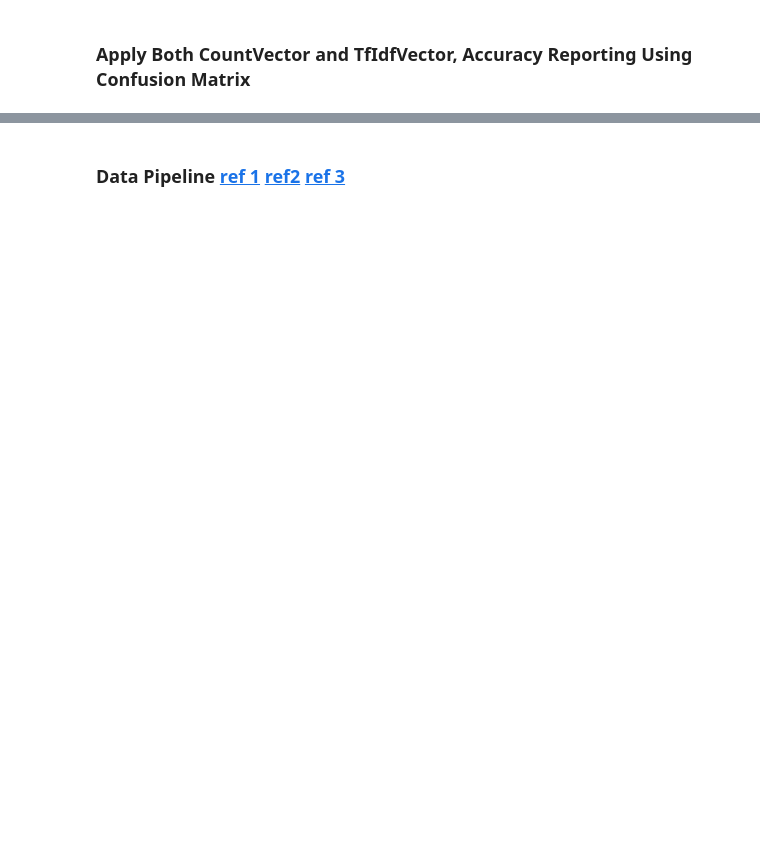
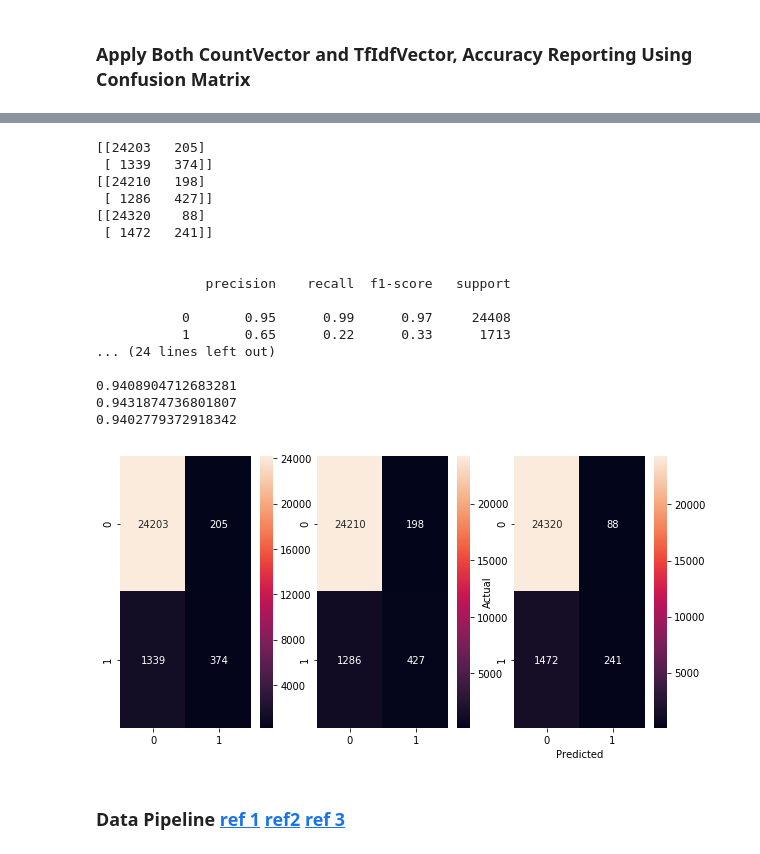
Before and after one commit to yungnien/Springboard, a Jupyter notebook: capstone/Data Wrangling.ipynb, the cells around one changed output, grey strips where cells are left out. Saved outputs shown, nothing was run; the diff lists cells and outputs as text; code cells hidden in the pictures; blank space fills up the shorter version.

```diff
--- a/capstone/Data Wrangling.ipynb
+++ b/capstone/Data Wrangling.ipynb
@@ -585,3 +579,51 @@ print('\n\n')
+# %%
+from sklearn.metrics import confusion_matrix, classification_report, accuracy_score
+import matplotlib.pyplot as plt
+import seaborn as sns
+
+conf_mat1 = confusion_matrix(y_test, y_pred1)
+conf_mat2 = confusion_matrix(y_test, y_pred2)
+conf_mat3 = confusion_matrix(y_test, y_pred3)
+
+print(conf_mat1)
+print(conf_mat2)
+print(conf_mat3)
+print('\n')
+print(classification_report(y_test,y_pred1))
+print(classification_report(y_test,y_pred2))
+print(classification_report(y_test,y_pred3))
+print('\n')
+print(accuracy_score(y_test, y_pred1))
+print(accuracy_score(y_test, y_pred2))
+print(accuracy_score(y_test, y_pred3))
+print('\n')
+
+fig, axes = plt.subplots(1, 3, figsize=(10, 5), sharex=True)
+sns.heatmap(conf_mat1, annot=True, fmt='d', ax=axes[0])
+sns.heatmap(conf_mat2, annot=True, fmt='d', ax=axes[1])
+sns.heatmap(conf_mat3, annot=True, fmt='d', ax=axes[2])
+plt.ylabel('Actual')
+plt.xlabel('Predicted')
+plt.show()
+# %% [output]
+[[24203   205]
+ [ 1339   374]]
+[[24210   198]
+ [ 1286   427]]
+[[24320    88]
+ [ 1472   241]]
+
+
+              precision    recall  f1-score   support
+
+           0       0.95      0.99      0.97     24408
+           1       0.65      0.22      0.33      1713
+... (24 lines left out)
+
+0.9408904712683281
+0.9431874736801807
+0.9402779372918342
+[figure, added]
 # %% [markdown]
 ### Data Pipeline  [ref 1](https://www.kaggle.com/dilip990/spam-ham-detection-using-naive-bayes-classifier) [ref2](https://gist.github.com/amberjrivera/8c5c145516f5a2e894681e16a8095b5c) [ref 3](http://carrefax.com/articles-blog/2018/3/11/using-scikit-learn-to-classify-your-own-text-data-the-short-version)
 # %%
```
Also changed, not shown: parts of 27 cells of this notebook, 4 other files.
